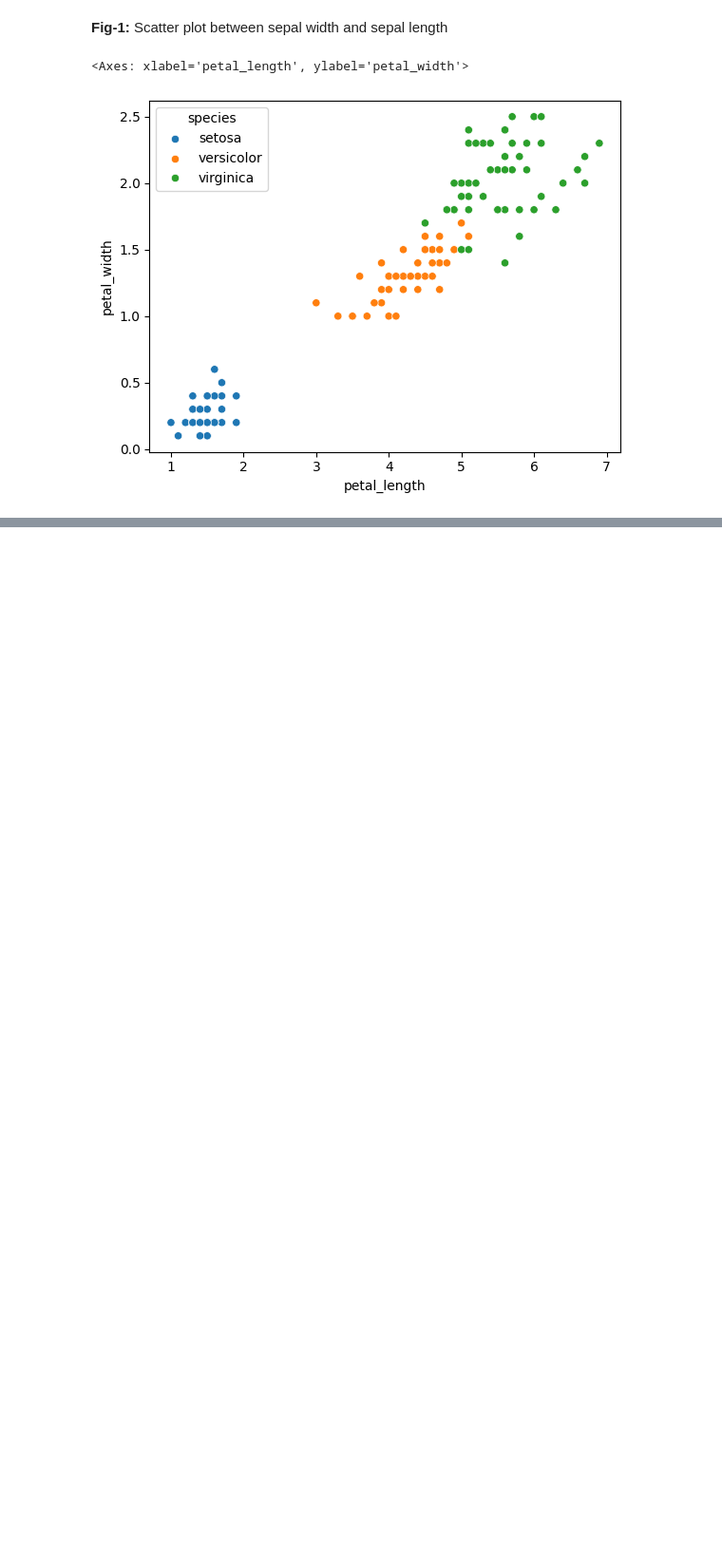
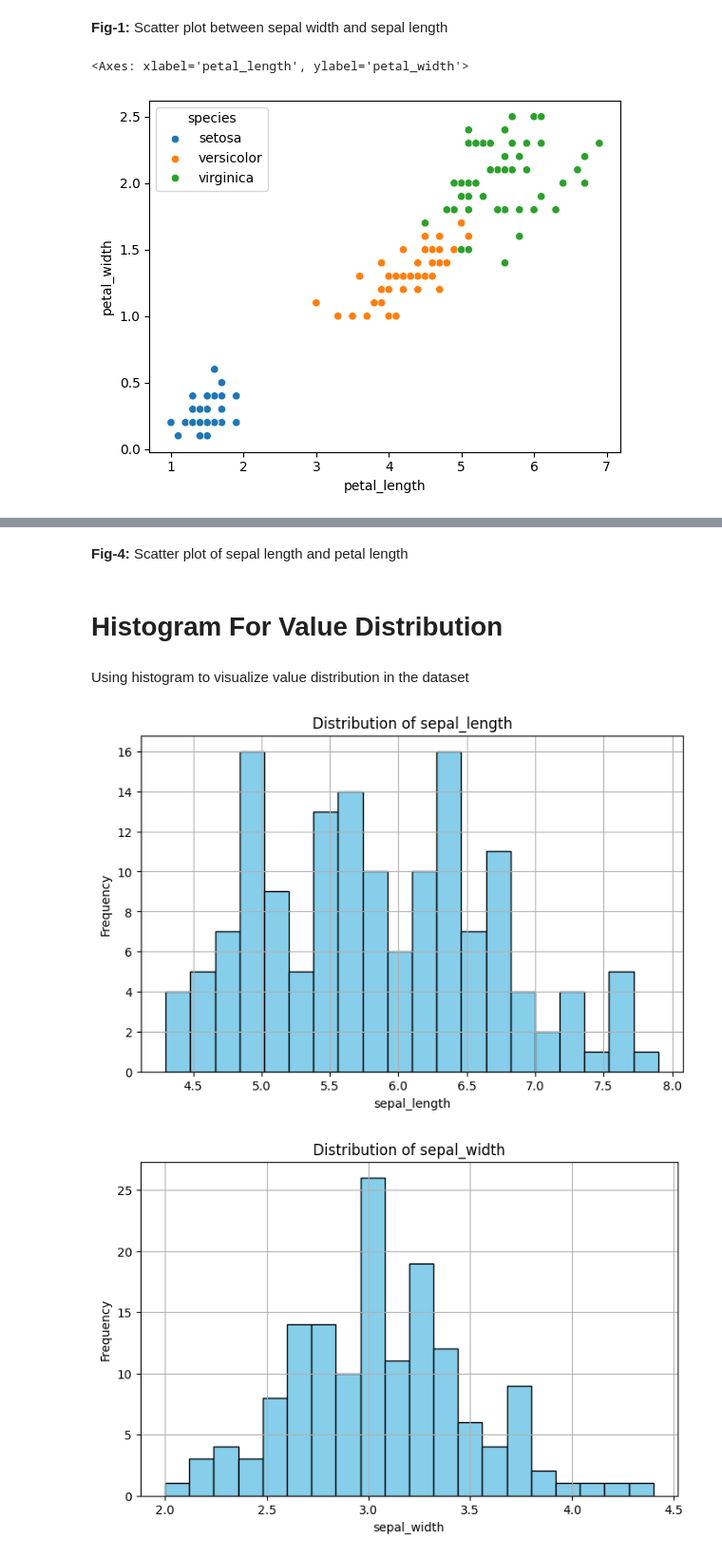
Before and after one commit to TabarakAllahKhan/ai-ml-internship, a Jupyter notebook: Task_1_Exploration/main.ipynb, the cells around one changed output, grey strips where cells are left out. Shown at 95% size. Drawn from its saved outputs; the diff is of its cells as text; code cells hidden in the pictures; blank space fills up the shorter version.

```diff
--- a/Task_1_Exploration/main.ipynb
+++ b/Task_1_Exploration/main.ipynb
@@ -93,0 +108,19 @@ sns.scatterplot(x='petal_length', y='petal_width', hue='species', data=df)
+# %% [markdown]
+**Fig-4:** Scatter plot of sepal length and petal length
+# %% [markdown]
+# Histogram For Value Distribution
+# %% [markdown]
+Using histogram to visualize value distribution in the dataset
+# %%
+numerical_cols = ['sepal_length', 'sepal_width', 'petal_length', 'petal_width']
+for col in numerical_cols:
+    plt.figure(figsize=(8, 5))
+    plt.hist(df[col], bins=20, color='skyblue', edgecolor='black')
+    plt.title(f'Distribution of {col}')
+    plt.xlabel(col)
+    plt.ylabel('Frequency')
+    plt.grid(True)
+    plt.show()
+# %% [output]
+[figure, added]
+[figure, added]
```
Also changed, not shown: parts of 10 cells of this notebook.
